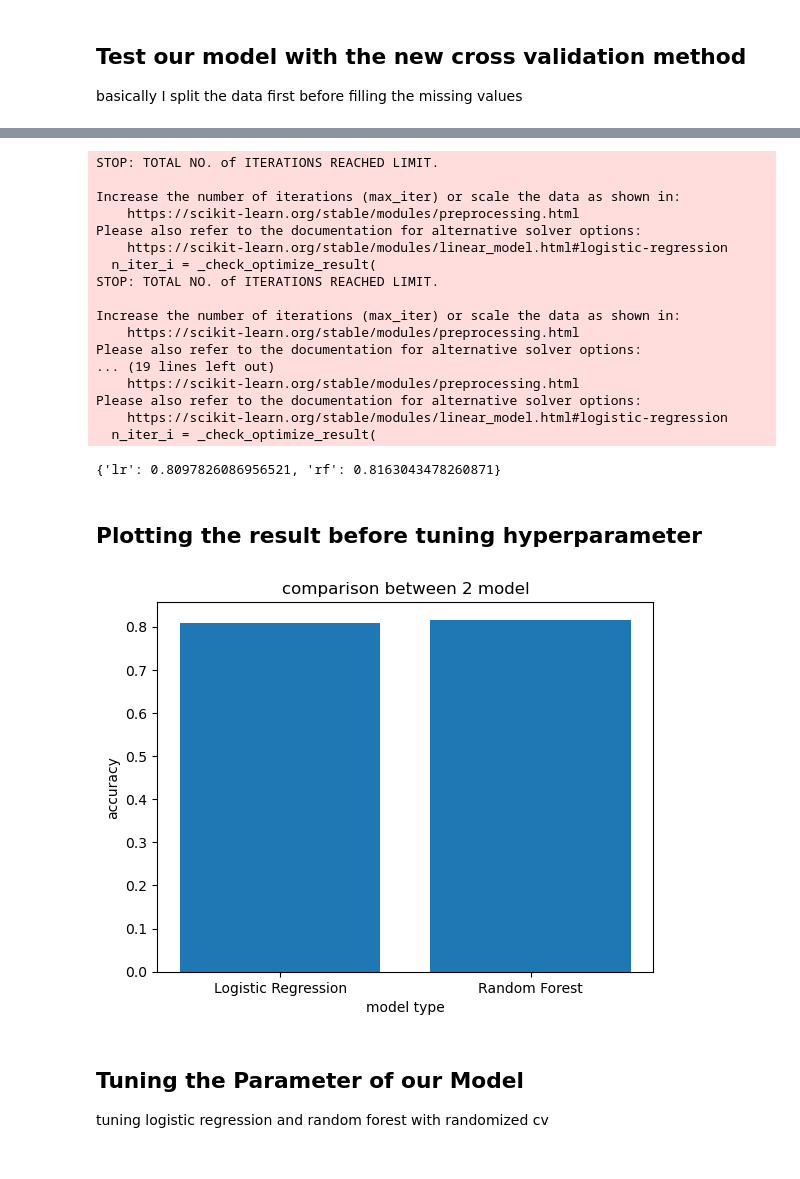
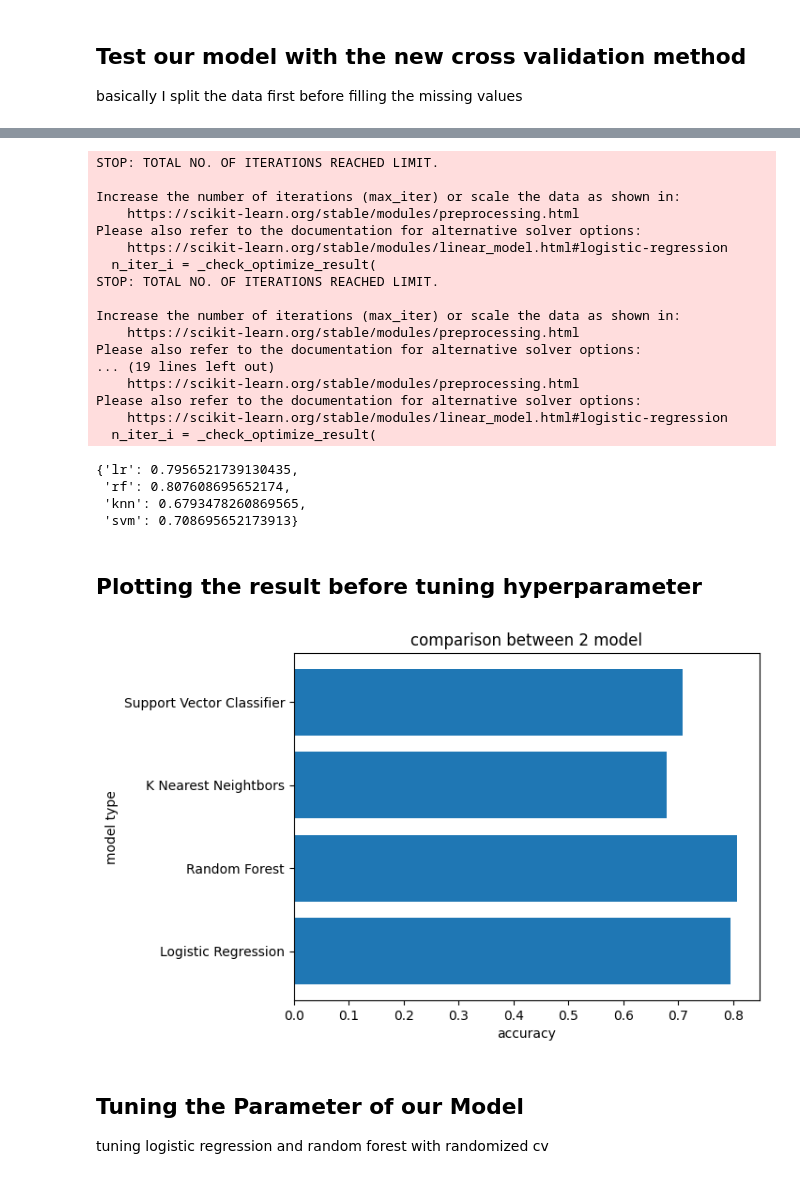
Before and after one commit to bernandogunawan/machine_learning_practices, a Jupyter notebook: end-to-end-heart-disease-classification.ipynb, the cells around one changed output, grey strips where cells are left out. Cells and saved outputs as stored; diff of their text form; code cells hidden in the pictures.

```diff
--- a/end-to-end-heart-disease-classification.ipynb
+++ b/end-to-end-heart-disease-classification.ipynb
@@ -392,3 +392,6 @@ result
 # %% [markdown]
 ## let´s test it with cross validation
 here I am filling the missing values first before splitting the data
+# %%
+x_data_cross = x_data.fillna(x_data.median())
+x_data_cross.head()
@@ -470,2 +507,0 @@ model
-# %%
-cv = cv_fill(df_temp,5)
@@ -500,14 +519,14 @@ for label,clf in model.items():
         result_list.append(score)
     result_cv_2[label]=sum(result_list)/len(result_list)
 # %% [output]
-STOP: TOTAL NO. of ITERATIONS REACHED LIMIT.
+STOP: TOTAL NO. OF ITERATIONS REACHED LIMIT.
 
 Increase the number of iterations (max_iter) or scale the data as shown in:
     https://scikit-learn.org/stable/modules/preprocessing.html
 Please also refer to the documentation for alternative solver options:
     https://scikit-learn.org/stable/modules/linear_model.html#logistic-regression
   n_iter_i = _check_optimize_result(
-STOP: TOTAL NO. of ITERATIONS REACHED LIMIT.
+STOP: TOTAL NO. OF ITERATIONS REACHED LIMIT.
 
 Increase the number of iterations (max_iter) or scale the data as shown in:
     https://scikit-learn.org/stable/modules/preprocessing.html
@@ -520,18 +539,21 @@ Please also refer to the documentation for alternative solver options:
 # %%
 result_cv_2
 # %% [output]
-{'lr': 0.8097826086956521, 'rf': 0.8163043478260871}
+{'lr': 0.7956521739130435,
+ 'rf': 0.807608695652174,
+ 'knn': 0.6793478260869565,
+ 'svm': 0.708695652173913}
 # %% [markdown]
 ## Plotting the result before tuning hyperparameter
 # %%
 fi,ax = plt.subplots()
-ax.bar(["Logistic Regression","Random Forest"],result_cv_2.values())
+ax.barh(["Logistic Regression","Random Forest","K Nearest Neightbors","Support Vector Classifier"],result_cv_2.values())
 
-ax.set(xlabel="model type",
-      ylabel = "accuracy",
+ax.set(ylabel="model type",
+      xlabel = "accuracy",
       title ="comparison between 2 model");
 # %% [output]
-[figure, old version]
+[figure, new version]
 # %% [markdown]
 ## Tuning the Parameter of our Model
 
```
Also changed, not shown: parts of 8 cells of this notebook.
